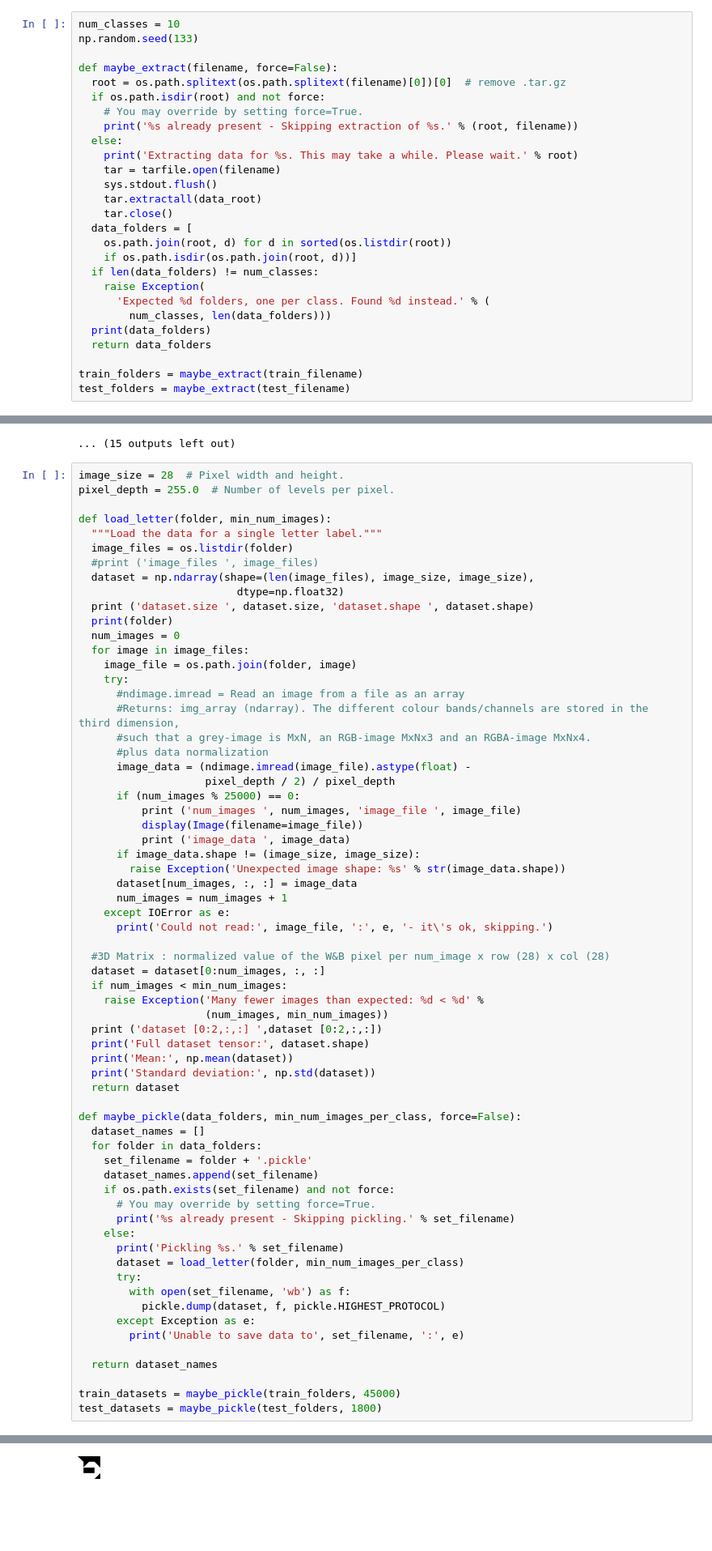
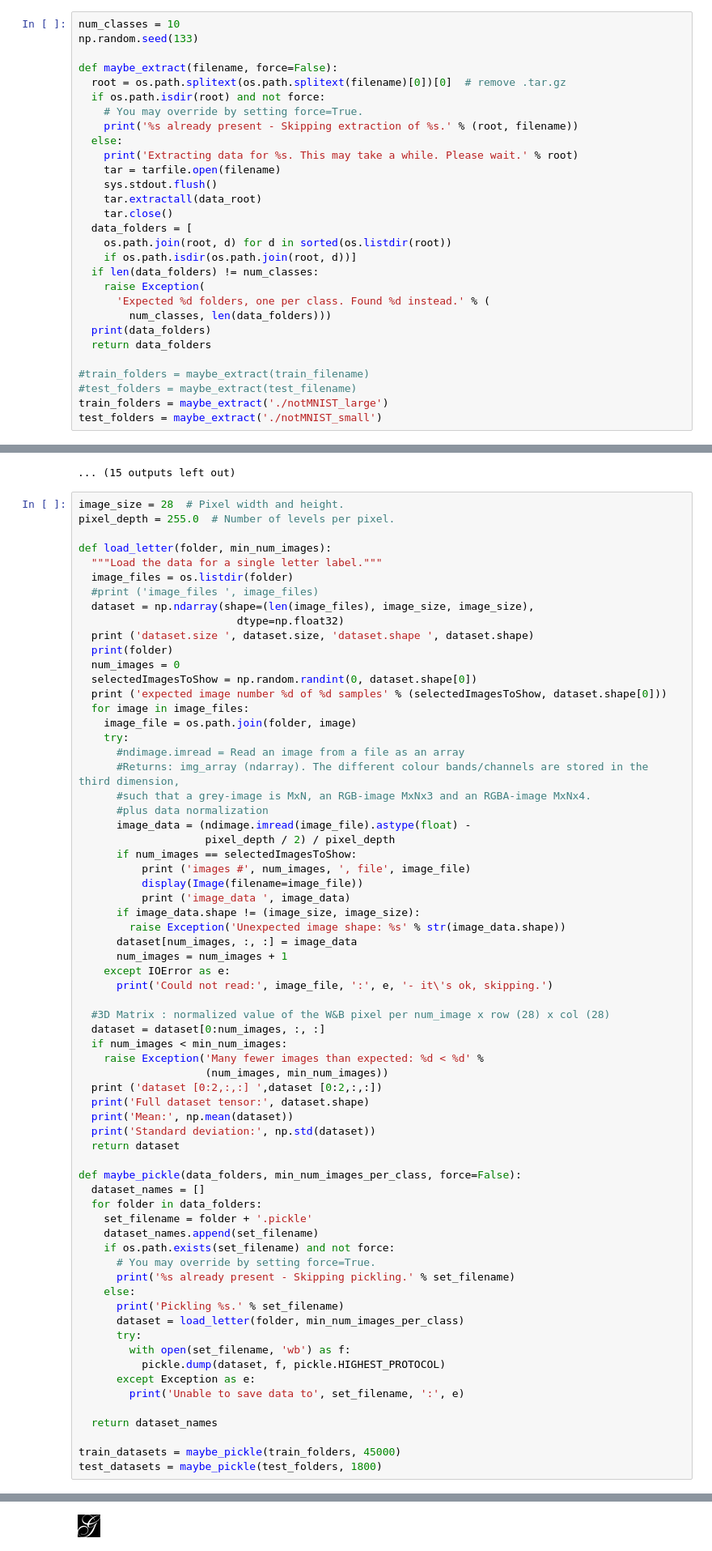
Before and after one commit to vincentporte/DeepLearning-UD730, a Jupyter notebook: assignement1.ipynb, the cells around one changed output, grey strips where cells are left out. Shown at 81% size. Saved outputs shown, nothing was run; the diff lists cells and outputs as text; blank space fills up the shorter version.

```diff
--- a/assignement1.ipynb
+++ b/assignement1.ipynb
@@ -87,6 +87,8 @@ def maybe_extract(filename, force=False):
   print(data_folders)
   return data_folders
 
-train_folders = maybe_extract(train_filename)
-test_folders = maybe_extract(test_filename)
+#train_folders = maybe_extract(train_filename)
+#test_folders = maybe_extract(test_filename)
+train_folders = maybe_extract('./notMNIST_large')
+test_folders = maybe_extract('./notMNIST_small')
 # %% [output]
@@ -160,6 +162,8 @@ def load_letter(folder, min_num_images):
   print ('dataset.size ', dataset.size, 'dataset.shape ', dataset.shape)
   print(folder)
   num_images = 0
+  selectedImagesToShow = np.random.randint(0, dataset.shape[0])
+  print ('expected image number %d of %d samples' % (selectedImagesToShow, dataset.shape[0]))
   for image in image_files:
     image_file = os.path.join(folder, image)
     try:
@@ -169,8 +173,8 @@ def load_letter(folder, min_num_images):
       #plus data normalization
       image_data = (ndimage.imread(image_file).astype(float) -
                     pixel_depth / 2) / pixel_depth
-      if (num_images % 25000) == 0:
-          print ('num_images ', num_images, 'image_file ', image_file)
+      if num_images == selectedImagesToShow:
+          print ('images #', num_images, ', file', image_file)
           display(Image(filename=image_file))
           print ('image_data ', image_data)
       if image_data.shape != (image_size, image_size):
@@ -274 +282 @@ num_images  0 image_file  .\notMNIST_large\B\a29ydW5pc2hpLnR0Zg==.png
-[figure, old version]
+[figure, new version]
```
Also changed, not shown: parts of 10 cells of this notebook.
